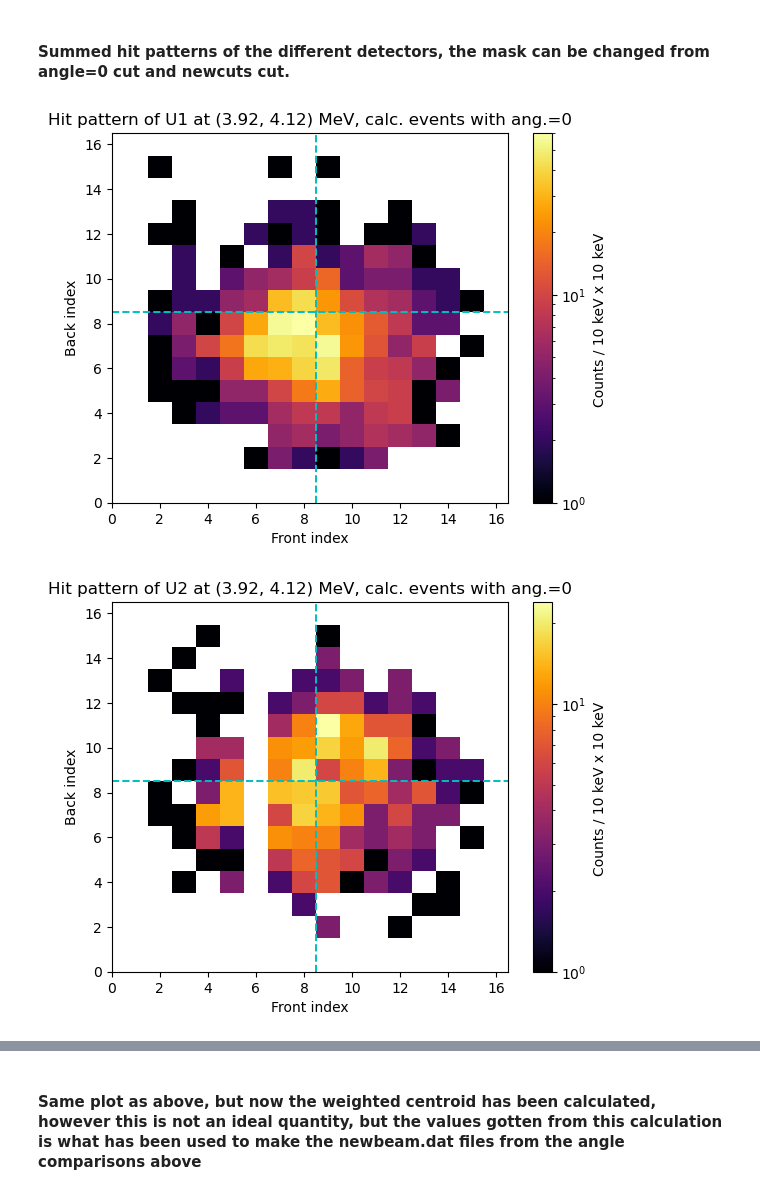
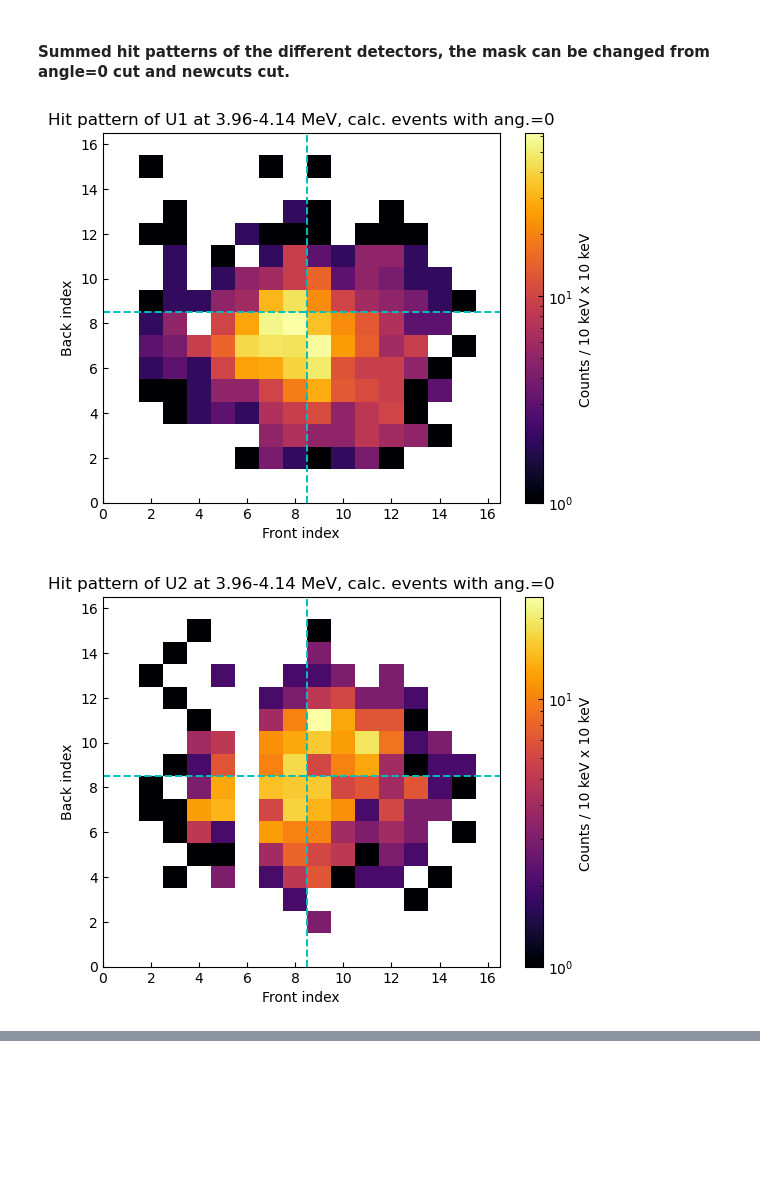
Before and after one commit to phaue/Masters, a Jupyter notebook: analysis/python/dataquality/implantation_analysis/Si_Banana_explorer.ipynb, the cells around one changed output, grey strips where cells are left out. Saved outputs shown, nothing was run; the diff lists cells and outputs as text; code cells hidden in the pictures; blank space fills up the shorter version.

```diff
--- a/analysis/python/dataquality/implantation_analysis/Si_Banana_explorer.ipynb
+++ b/analysis/python/dataquality/implantation_analysis/Si_Banana_explorer.ipynb
@@ -117,8 +119,8 @@ uplim = 4.12
 x = np.linspace(0, 6, 400)
 
 
-ls = [3.96, 3.95, 3.95, 1, 1, 3.92]
-us = [4.17, 4.14, 4.14, 1, 1, 4.14]
+ls = [3.97, 3.97, 3.97, 1, 1, 3.94]#3.96
+us = [4.14, 4.14, 4.14, 1, 1, 4.14]# 4.17
 
 ### Banana plots to get an idea of the amount of events above the banana
 ## An idea of the size of the anomalous events
@@ -172,8 +174,8 @@ for i in range(6):
 #### Now run the analysis "bananaexplorer" with the appropriate limits found from the previous plot. These limits are then also written down below in "peaks", "peak_vals" and also write down the number of peaks you wish to analyze
 # %%
 
-peaks = [(3.92,4.12), (5, 5.16), (5.22, 5.44)]
-peak_vals = [4.093, 5.162, 5.415]
+peaks = [(3.96,4.14)]
+peak_vals = [4.089]
 nr_peaks = len(peaks)
 
 if nr_peaks != len(peak_vals) and nr_peaks != len(peaks) and len(peaks) != len(peak_vals):
@@ -192,6 +194,8 @@ p_posx= list_ini(nr_peaks);p_posy= list_ini(nr_peaks);p_posz= list_ini(nr_peaks)
 
 ## Values extracted from p_iso -> all values from peak analysis
 p_calc_angles=list_ini(nr_peaks)
+p_calc_fi=list_ini(nr_peaks)
+p_calc_bi=list_ini(nr_peaks)
 
 
 for j in range(len(peaks)):
@@ -212,10 +216,12 @@ for j in range(len(peaks)):
                 p_posz[j][i].append(pz)
             else:
                 continue
-        for a,b,v in zip(data_collection["p_"+iso][det]["fEdep"], data_collection["p_"+iso][det]["bEdep"],
-                       data_collection["p_"+iso][det]["angle"]):
+        for a,b,v,f,b in zip(data_collection["p_"+iso][det]["fEdep"], data_collection["p_"+iso][det]["bEdep"],
+                       data_collection["p_"+iso][det]["angle"],data_collection["p_"+iso][det]["FI"],data_collection["p_"+iso][det]["BI"]):
             if peaks[j][0]<=a+b<=peaks[j][1]:
                 p_calc_angles[j][i].append(v)
+                p_calc_fi[j][i].append(f)
+                p_calc_bi[j][i].append(b)
 # %% [markdown]
 #### Fedep spectra of the different peaks and detectors
 #### Below "newcuts" is introduced which are cuts that are located lower than the cut imposed by the thickness the figures also display this cut. This is used to go from the overall data of angle=0 and an even lower cut on fedep.
@@ -252,29 +251,2 @@ for j in range(len(peaks)):
 # %% [markdown]
 #### Plot of simulated angle distributions compared to the apparent angle distributions of the different detectors and the calculated angle distributions.
-# %%
-#angfiles = ["U1Ang.dat", "U2Ang.dat", "U3Ang.dat"]
-angfiles = ["U1testbeam.dat", "U2testbeam.dat", "U3testbeam.dat"]
-labs = ["U1 angles", "U2 angles", "U3 angles"]
-### can expand to multiple peaks
-
-for j,val in zip(range(len(peaks)), peaks):
-    for i, a, l in zip(range(3),angfiles,labs):
-        plt.figure(figsize=(6,4))
-        plt.xlabel("Angle (deg.)")
-        plt.ylabel("Counts / 2 deg.")
-        fi, bi, angs, n = np.loadtxt(simpath+a, unpack=True)
-        angs = np.rad2deg(angs)
-        angs = [a for a,f,b in zip(angs, fi, bi) if f>1 and f<16 and b>1 and b<16]
-        plt.hist(angs, bins=np.arange(-2,72,2), histtype='step', color='k', density=True, label="Simmed "+l)
-        plt.hist(p_app_angles[j][i], bins=np.arange(-2,72,2), histtype='step', color='r', density=True, label="Apparent "+l)
-        plt.legend()
-        plt.title(f"Comparison of " +l + f" simmed & apparent for {val}")
-        ###
-        plt.figure(figsize=(6,4))
-        plt.xlabel("Angle (deg.)")
-        plt.ylabel("Counts / 2 deg.")
-        pa = [a for a in p_calc_angles[j][i] if a>0]
-        plt.hist(angs, bins=np.arange(-2,72,2), histtype='step', color='k', density=True, label="Simmed "+l)
-        plt.hist(pa, bins=np.arange(-2,72,2), histtype='step', color='r', density=True, label="Calc. "+l)
-        plt.legend()
-        plt.title(f"Comparison of " +l + f" simmed & calc. for {val}")
@@ -299,33 +284,33 @@ FIS = [[] for i in range(3)]; BIS = [[] for i in range(3)]
 hists = list_ini(nr_peaks)
 
 for j in range(len(peaks)):
     for i in range(3):
         calc_angles = np.array(p_calc_angles[j][i])#p1_angs[i])
         cut_fedep = newcuts[i][j]*0.93 ### !!!!!!!!!!!
         #mask = (calc_angles ==0) ###3 !!!!!!
         fs = np.array(p_fi[j][i])#p1_angs_fi[i])
         bs = np.array(p_bi[j][i])#p1_angs_bi[i])
         fes = np.array(p_fedep[j][i])
         mask = (fes < cut_fedep) ###!!!!!!!!
         fs = fs[mask]
         bs = bs[mask]
         plt.figure()
         plt.hist2d(fs, bs, bins=(np.arange(1.5, 17.5, 1), np.arange(1.5,17.5,1)),
             cmap=plt.cm.inferno, norm=mpl.colors.LogNorm(), rasterized=True)
         hist= np.histogram2d(fs, bs, bins=(np.arange(1.5, 16.5, 1), np.arange(1.5,16.5,1)))
         hists[j][i] = hist
-        plt.title(f"Hit pattern of U{i+1} at {peaks[j]} MeV, calc. events with ang.=0")
+        plt.title(f"Hit pattern of U{i+1} at {peaks[j][0]}-{peaks[j][1]} MeV, calc. events with ang.=0")
         cbar = plt.colorbar()
         cbar.ax.set_ylabel(f"Counts / 10 keV x 10 keV ")
         plt.xlabel('Front index')
         plt.ylabel('Back index')
         plt.xticks(np.arange(0,18, 2))
         plt.yticks(np.arange(0,18,2))
         plt.vlines(8.5, 0, 16.5, ls='--', lw=1.4, color='c')
         plt.hlines(8.5, 0, 16.5, ls='--', lw=1.4, color='c')
 
         FIS[i].append(fs); BIS[i].append(bs)
         plt.show()
 # %% [output]
-[figure, old version]
+[figure, new version]
-[figure, old version]
+[figure, new version]
@@ -339,2 +317,0 @@ for j in range(len(peaks)):
-# %% [markdown]
-#### Same plot as above, but now the weighted centroid has been calculated, however this is not an ideal quantity, but the values gotten from this calculation is what has been used to make the newbeam.dat files from the angle comparisons above
```
Also changed, not shown: parts of 18 cells of this notebook, 27 other files.
